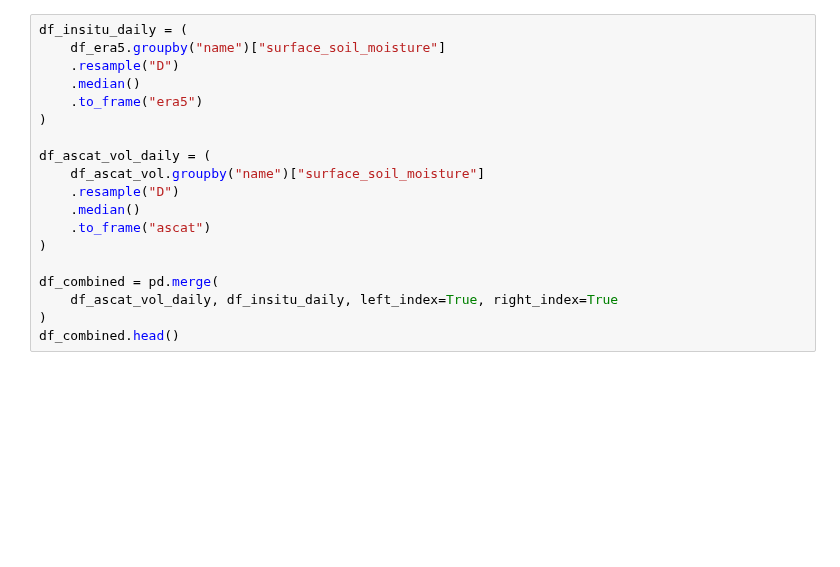
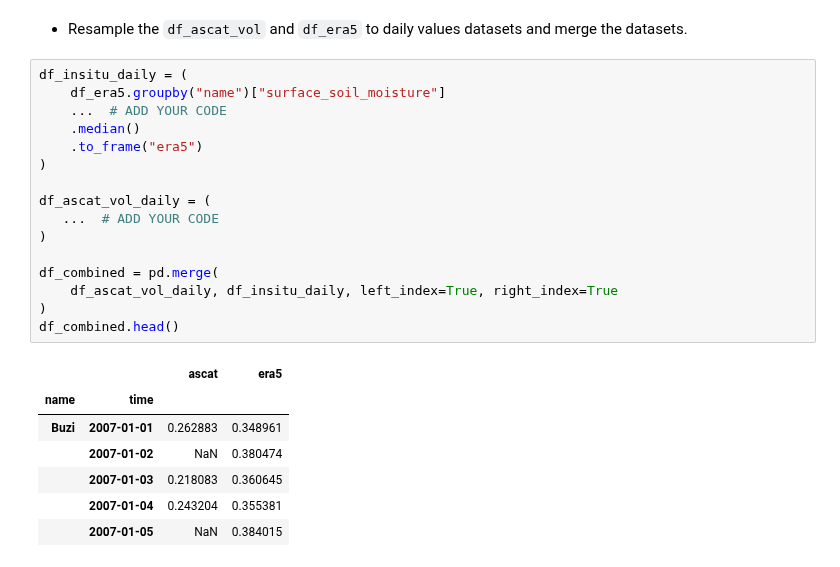
Before and after one commit to TUW-GEO/environmental-remote-sensing, a Jupyter notebook: unit_01/02_inclass_exercise.ipynb, the cells around one changed output. Saved outputs shown, nothing was run; the diff lists cells and outputs as text; blank space fills up the shorter version.

```diff
--- a/unit_01/02_inclass_exercise.ipynb
+++ b/unit_01/02_inclass_exercise.ipynb
@@ -94,19 +137,26 @@ df.hvplot.scatter(
+# %% [markdown]
+- Resample the `df_ascat_vol` and `df_era5` to daily values datasets and merge the datasets.
 # %%
 df_insitu_daily = (
     df_era5.groupby("name")["surface_soil_moisture"]
-    .resample("D")
+    ...  # ADD YOUR CODE
     .median()
     .to_frame("era5")
 )
 
 df_ascat_vol_daily = (
-    df_ascat_vol.groupby("name")["surface_soil_moisture"]
-    .resample("D")
-    .median()
-    .to_frame("ascat")
+   ...  # ADD YOUR CODE
 )
 
 df_combined = pd.merge(
     df_ascat_vol_daily, df_insitu_daily, left_index=True, right_index=True
 )
 df_combined.head()
+# %% [output]
+|  |  | ascat | era5 |
+| name | time |  |  |
+| Buzi | 2007-01-01 | 0.262883 | 0.348961 |
+|  | 2007-01-02 | NaN | 0.380474 |
+|  | 2007-01-03 | 0.218083 | 0.360645 |
+|  | 2007-01-04 | 0.243204 | 0.355381 |
+|  | 2007-01-05 | NaN | 0.384015 |
```
Also changed, not shown: parts of 20 cells of this notebook.
